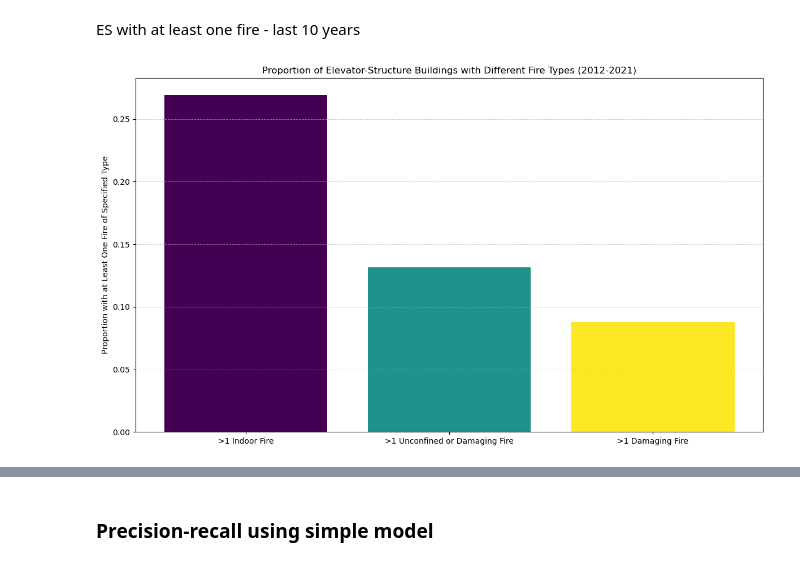
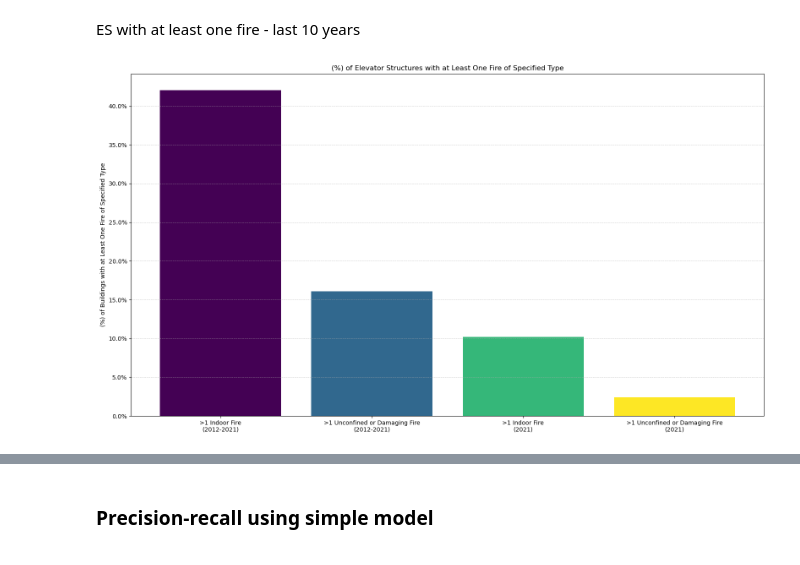
Before and after one commit to jackvandeleuv/fire_risk_index, a Jupyter notebook: modeling_support.ipynb, the cells around one changed output, grey strips where cells are left out. Saved outputs shown, nothing was run; the diff lists cells and outputs as text; code cells hidden in the pictures.

```diff
--- a/modeling_support.ipynb
+++ b/modeling_support.ipynb
@@ -20,0 +259,17 @@ m = pd.read_csv('./ph_fires_matched_1.1.csv')
+# %%
+column = 'construction_year'
+
+title = 'Year Constructed (Elevator Structures)'
+plt.figure(figsize=(18, 9))
+plt.hist(yes[column], bins=25, alpha=0.25, label='>1 Fire (2012-2021)', color='red')
+plt.hist(no[column], bins=25, alpha=0.25, label='No Fire (2012-2021)', color='blue')
+
+plt.title(title, fontsize=16)
+plt.ylabel('Building Count')
+plt.legend()
+
+# Adjust x-tick labels
+x_ticks = plt.xticks()[0]
+plt.xticks(x_ticks, ['{:.0f}'.format(val) for val in x_ticks])
+plt.xlim(1930, 2023)
+plt.show()
@@ -21,3 +347,5 @@ m = pd.read_csv('./ph_fires_matched_1.1.csv')
+# %%
+m = pd.read_csv('./ph_fires_matched_2.1.csv')
 # %%
 def get_last_building_fire(row, last_year):
     for year in range(last_year, 2011, -1):
@@ -354,29 +586,52 @@ plt.show()
 # %% [markdown]
 ES with at least one fire - last 10 years
 # %%
-lookback = m[m.building_type_code_es == 1].copy()
-lookback['indoor_fire'] = lookback.apply(get_last_building_fire, args=(2021,), axis=1)
-lookback['unconfined_or_damage'] = lookback.apply(get_last_severe_fire, args=(2021,), axis=1)
-lookback['damage'] = lookback.apply(get_last_loss_fire, args=(2021,), axis=1)
+def fire_types_proportions(filter, title):
+    lookback = m[filter].copy()
+    lookback['indoor_fire'] = lookback.apply(get_last_building_fire, args=(2021,), axis=1)
+    lookback['unconfined_or_damage'] = lookback.apply(get_last_severe_fire, args=(2021,), axis=1)
+    indoor_fire_proportion = lookback[lookback.indoor_fire > 0].shape[0] / len(lookback)
+    unconfined_or_damage_proportion = lookback[lookback.unconfined_or_damage > 0].shape[0] / len(lookback)
 
-indoor_fire_proportion = lookback[lookback.indoor_fire > 0].shape[0] / len(lookback)
-unconfined_or_damage_proportion = lookback[lookback.unconfined_or_damage > 0].shape[0] / len(lookback)
-damage_proportion = lookback[lookback.damage > 0].shape[0] / len(lookback)
+    indoor_fire_proportion21 = len(lookback[lookback.building_fires_2021 > 0]) / len(lookback)
+    unconfined_or_damage_proportion21 = len(lookback[
+        (lookback.inc_type_111_2021 > 0) |
+        (lookback.oth_death_2021 > 0) |
+        (lookback.oth_inj_2021 > 0) |
+        (lookback.prop_loss_2021 > 0) |
+        (lookback.cont_loss_2021 > 0)
+    ]) / len(lookback)
 
-proportions = [indoor_fire_proportion, unconfined_or_damage_proportion, damage_proportion]
-labels = ['>1 Indoor Fire', '>1 Unconfined or Damaging Fire', '>1 Damaging Fire']
+    labels = ['>1 Indoor Fire\n(2012-2021)', '>1 Unconfined or Damaging Fire\n(2012-2021)', '>1 Indoor Fire\n(2021)', '>1 Unconfined or Damaging Fire\n(2021)']
 
-plt.figure(figsize=(12, 7))
-colors = plt.cm.viridis(np.linspace(0, 1, len(proportions)))
+    indoor_fire_proportion21 *= 100
+    unconfined_or_damage_proportion21 *= 100
+    indoor_fire_proportion *= 100
+    unconfined_or_damage_proportion *= 100
 
-for i, proportion in enumerate(proportions):
-    plt.bar(labels[i], proportion, color=colors[i])
+    proportions = [indoor_fire_proportion, unconfined_or_damage_proportion, indoor_fire_proportion21, unconfined_or_damage_proportion21]
 
-plt.ylabel('Proportion with at Least One Fire of Specified Type')
-plt.title('Proportion of Elevator-Structure Buildings with Different Fire Types (2012-2021)')
-plt.grid(axis='y', linestyle='--', linewidth=0.7, alpha=0.6)
+    def custom_percentage(x, pos):
+        return f"{x}%"
 
-plt.tight_layout()
-plt.show()
+    plt.figure(figsize=(16, 9))
+    colors = plt.cm.viridis(np.linspace(0, 1, len(proportions)))
+
+    for i, proportion in enumerate(proportions):
+        plt.bar(labels[i], proportion, color=colors[i])
+
+    plt.ylabel('(%) of Buildings with at Least One Fire of Specified Type')
+    plt.title(title)
+    plt.grid(axis='y', linestyle='--', linewidth=0.7, alpha=0.6)
+
+    from matplotlib.ticker import FuncFormatter
+    plt.gca().yaxis.set_major_formatter(FuncFormatter(custom_percentage))
+
+    plt.tight_layout()
+    plt.show()
+
+
+fire_types_proportions(m.building_type_code_es == 1, '(%) of Elevator Structures with at Least One Fire of Specified Type')
+fire_types_proportions(m.building_type_code_es != 1, '(%) of Non-Elevator Structures with at Least One Fire of Specified Type')
 # %% [output]
-[figure, old version]
+[figure, new version]
```
Also changed, not shown: parts of 59 cells of this notebook, 17 other files.
